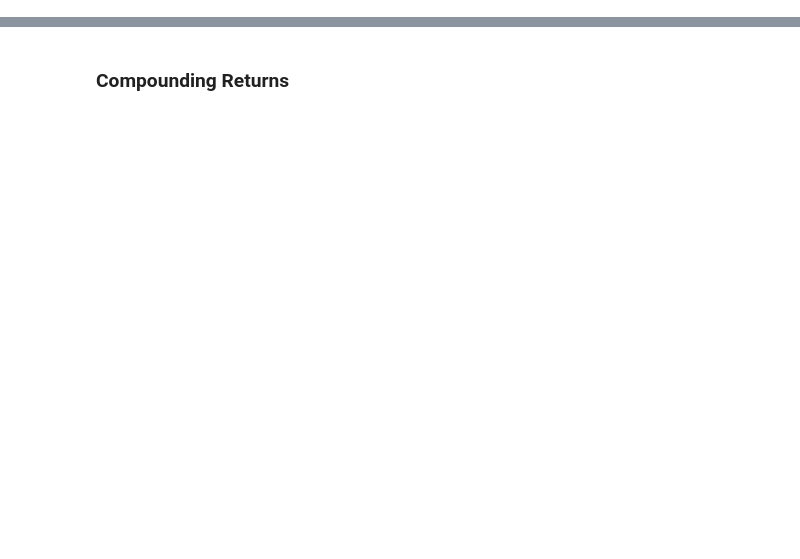
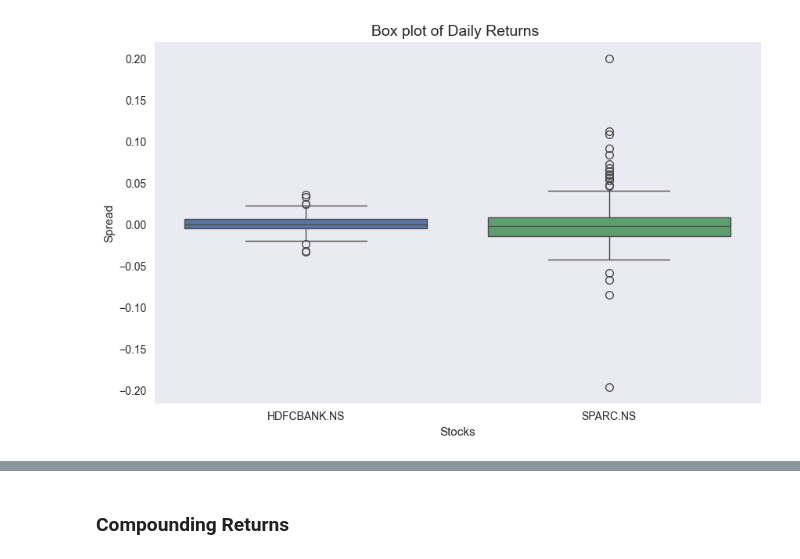
Before and after one commit to AdityaBhardwaj06/drm_project1, a Jupyter notebook: sectionA.ipynb, the cells around one changed output, grey strips where cells are left out. Saved outputs shown, nothing was run; the diff lists cells and outputs as text; code cells hidden in the pictures; blank space fills up the shorter version.

```diff
--- a/sectionA.ipynb
+++ b/sectionA.ipynb
@@ -44,14 +99,16 @@ returns.describe()
 # %%
 plt.figure(figsize=(10,6))
 
 sns.boxplot(data=returns)
 
-plt.title("Distribution of Daily Returns for HDFC Bank and SPA Capital (2025–2026)", fontsize=14)
+plt.title("Box plot of Daily Returns ", fontsize=14)
 plt.xlabel("Stocks")
-plt.ylabel("Daily Returns")
+plt.ylabel("Spread")
 plt.grid(axis='y')
 
 plt.show()
+# %% [output]
+[figure, added]
 # %%
 plt.figure(figsize=(10,6))
 returns.plot()
```
Also changed, not shown: parts of 17 cells of this notebook, 1 other file.
